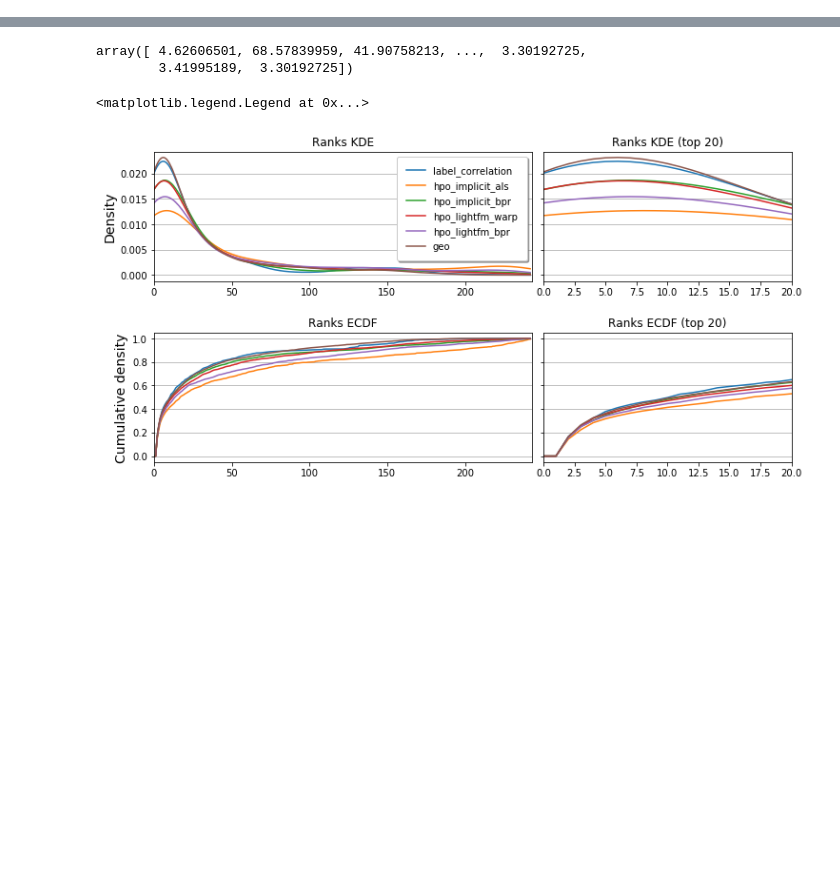
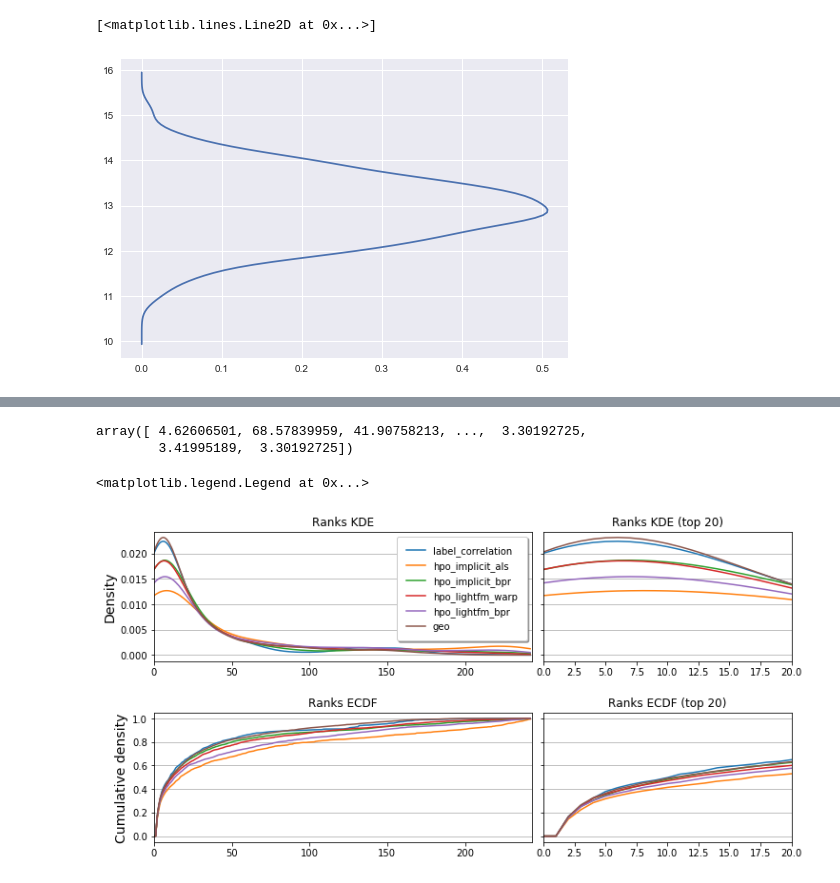
Before and after one commit to ljmartin/molrec, a Jupyter notebook: time_split/code_scrapbook.ipynb, the cells around one changed output, grey strips where cells are left out. Saved outputs shown, nothing was run; the diff lists cells and outputs as text; code cells hidden in the pictures; blank space fills up the shorter version.

```diff
--- a/time_split/code_scrapbook.ipynb
+++ b/time_split/code_scrapbook.ipynb
@@ -16,0 +203,12 @@ import utils
+# %%
+density = gaussian_kde(trace['a'])
+m = np.mean(trace['a'])
+xs = np.linspace(m-3,m+3,100)
+density.covariance_factor= lambda : 0.25
+density._compute_covariance()
+d = density(xs)
+# %%
+plt.plot(d,xs)
+# %% [output]
+[<matplotlib.lines.Line2D at 0x...>]
+[figure, added]
```
Also changed, not shown: parts of 16 cells of this notebook, 9 other files.
